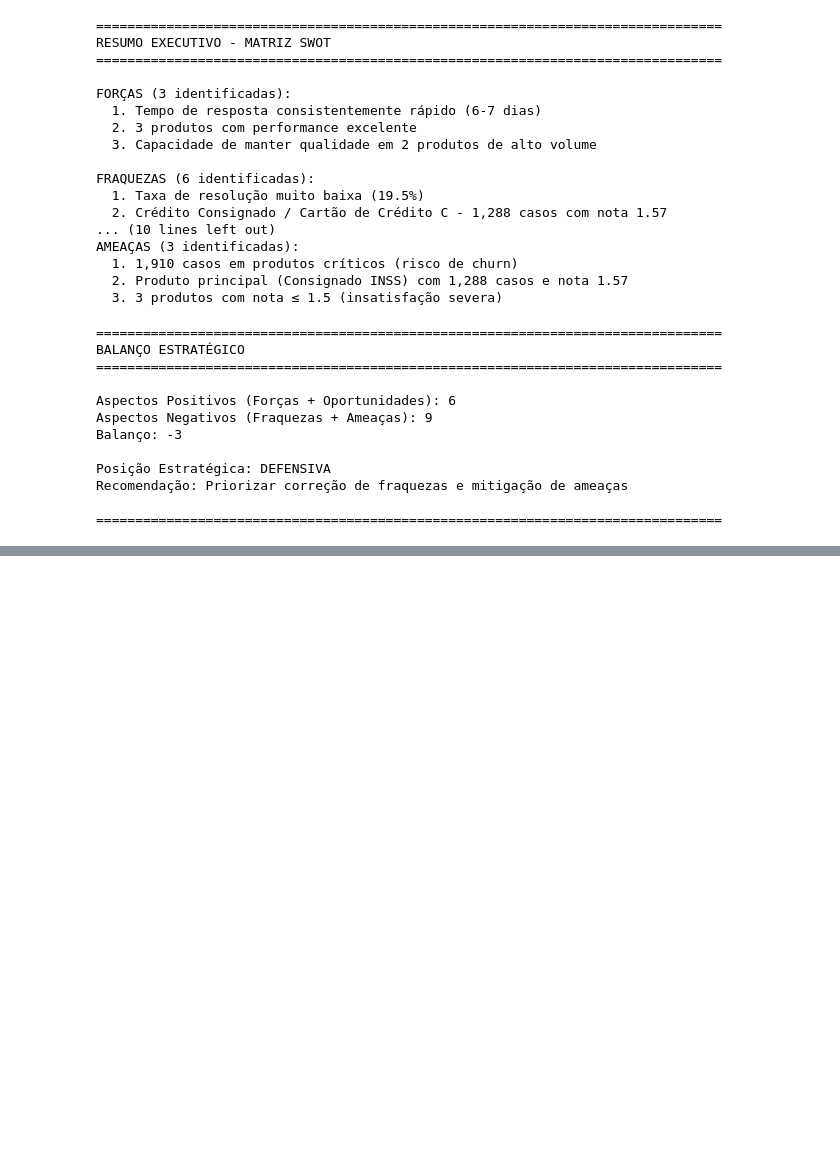
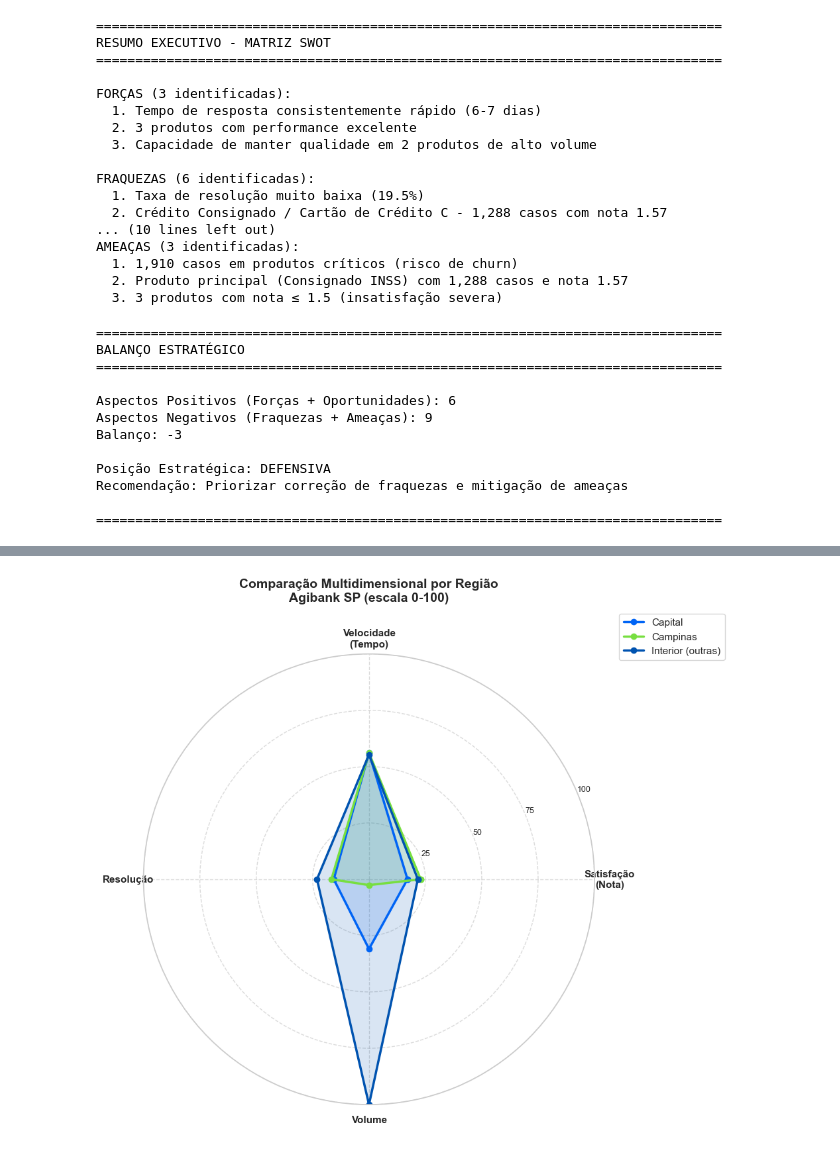
Before and after one commit to afloradda/projeto_mediacao_bancaria, a Jupyter notebook: analises/silver/notebooks_silver/05_analises_quintenarias.ipynb, the cells around one changed output, grey strips where cells are left out. Drawn from its saved outputs; the diff is of its cells as text; code cells hidden in the pictures; blank space fills up the shorter version.

Commit message:
feat: finalização da analise quintenária

```diff
--- a/analises/silver/notebooks_silver/05_analises_quintenarias.ipynb
+++ b/analises/silver/notebooks_silver/05_analises_quintenarias.ipynb
@@ -3941,0 +4357,86 @@ Recomendação: Priorizar correção de fraquezas e mitigação de ameaças
+# %%
+# GRÁFICO RADAR: Comparação Multidimensional das Regiões
+
+from math import pi
+
+print("=" * 80)
+print("GRÁFICO RADAR: COMPARAÇÃO MULTIDIMENSIONAL")
+print("=" * 80)
+
+# Prepara dados para o radar (normaliza tudo para 0-100)
+categorias = ['Satisfação\n(Nota)', 'Velocidade\n(Tempo)', 'Resolução', 'Volume']
+
+# Normaliza cada métrica para 0-100
+# Nota: 1-5 → 0-100
+nota_capital_norm = ((nota_media_capital - 1) / 4) * 100
+nota_campinas_norm = ((nota_media_campinas - 1) / 4) * 100
+nota_interior_norm = ((nota_media_interior_outras - 1) / 4) * 100
+
+# Tempo: inverte (menos tempo = melhor score)
+tempo_max = 15  # Considera 15 dias como pior cenário
+tempo_capital_norm = (1 - tempo_medio_capital / tempo_max) * 100
+tempo_campinas_norm = (1 - tempo_medio_campinas / tempo_max) * 100
+tempo_interior_norm = (1 - tempo_medio_interior_outras / tempo_max) * 100
+
+# Resolução: já está em 0-100
+resol_capital_norm = taxa_resol_capital
+resol_campinas_norm = taxa_resol_campinas
+resol_interior_norm = taxa_resol_interior_outras
+
+# Volume: normaliza pelo máximo
+vol_max = max(volumes_regioes)
+vol_capital_norm = (total_capital / vol_max) * 100
+vol_campinas_norm = (total_campinas / vol_max) * 100
+vol_interior_norm = ((total_interior - total_campinas) / vol_max) * 100
+
+# Dados de cada região
+valores_capital = [nota_capital_norm, tempo_capital_norm, resol_capital_norm, vol_capital_norm]
+valores_campinas = [nota_campinas_norm, tempo_campinas_norm, resol_campinas_norm, vol_campinas_norm]
+valores_interior = [nota_interior_norm, tempo_interior_norm, resol_interior_norm, vol_interior_norm]
+
+# Fecha o círculo (repete primeiro valor no final)
+valores_capital += valores_capital[:1]
+valores_campinas += valores_campinas[:1]
+valores_interior += valores_interior[:1]
+
+# Ângulos para cada eixo
+num_vars = len(categorias)
+angles = [n / float(num_vars) * 2 * pi for n in range(num_vars)]
+angles += angles[:1]
+
+# Cria gráfico
+fig, ax = plt.subplots(figsize=(10, 10), subplot_kw=dict(projection='polar'))
+
+# Plota cada região
+ax.plot(angles, valores_capital, 'o-', linewidth=2.5,
+        label='Capital', color=CORES_AGIBANK['azul_principal'])
+ax.fill(angles, valores_capital, alpha=0.15, color=CORES_AGIBANK['azul_principal'])
+
+ax.plot(angles, valores_campinas, 'o-', linewidth=2.5,
+        label='Campinas', color=CORES_AGIBANK['verde'])
+ax.fill(angles, valores_campinas, alpha=0.15, color=CORES_AGIBANK['verde'])
+
+ax.plot(angles, valores_interior, 'o-', linewidth=2.5,
+        label='Interior (outras)', color=CORES_AGIBANK['azul_medio'])
+ax.fill(angles, valores_interior, alpha=0.15, color=CORES_AGIBANK['azul_medio'])
+
+# Configurações
+ax.set_xticks(angles[:-1])
+ax.set_xticklabels(categorias, fontsize=11, fontweight='bold')
+ax.set_ylim(0, 100)
+ax.set_yticks([25, 50, 75, 100])
+ax.set_yticklabels(['25', '50', '75', '100'], fontsize=9)
+ax.grid(True, linestyle='--', alpha=0.7)
+
+# Título e legenda
+plt.title('Comparação Multidimensional por Região\nAgibank SP (escala 0-100)',
+          fontsize=14, fontweight='bold', pad=30)
+plt.legend(loc='upper right', bbox_to_anchor=(1.3, 1.1), fontsize=11)
+
+plt.tight_layout()
+plt.show()
+
+print("\nInterpretação:")
+print("  Quanto mais próximo de 100, melhor o desempenho na dimensão")
+print("  Áreas maiores indicam melhor performance geral")
+# %% [output]
@@ -3941,0 +4446 @@ Recomendação: Priorizar correção de fraquezas e mitigação de ameaças
+[figure, added]
```
Also changed, not shown: parts of 25 cells of this notebook, 4 other files.
